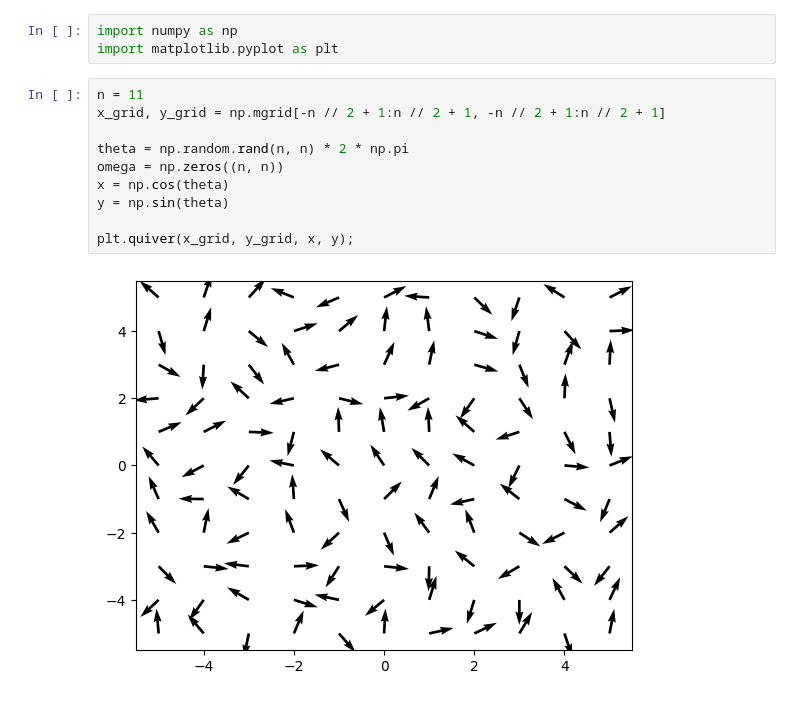
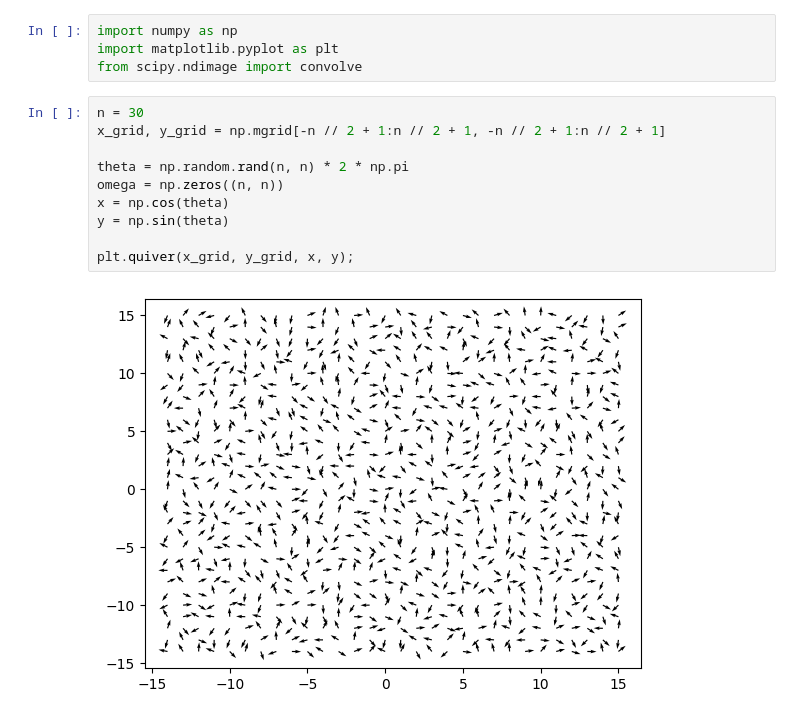
Before and after one commit to TimBerti/magnetic-dipole-lattice, a Jupyter notebook: notebooks/xy_model.ipynb, the cells around one changed output. Drawn from its saved outputs; the diff is of its cells as text.

```diff
--- a/notebooks/xy_model.ipynb
+++ b/notebooks/xy_model.ipynb
@@ -1,18 +1,19 @@
 # %%
 import numpy as np
 import matplotlib.pyplot as plt
+from scipy.ndimage import convolve
 # %%
-n = 11
+n = 30
 x_grid, y_grid = np.mgrid[-n // 2 + 1:n // 2 + 1, -n // 2 + 1:n // 2 + 1]
 
 theta = np.random.rand(n, n) * 2 * np.pi
 omega = np.zeros((n, n))
 x = np.cos(theta)
 y = np.sin(theta)
 
 plt.quiver(x_grid, y_grid, x, y);
 # %% [output]
-[figure, old version]
+[figure, new version]
 # %%
 def B(x_grid, y_grid, a, b, c, d):
     B_x = a * x_grid + b * y_grid
```
Also changed, not shown: parts of 3 cells of this notebook, 6 other files.
